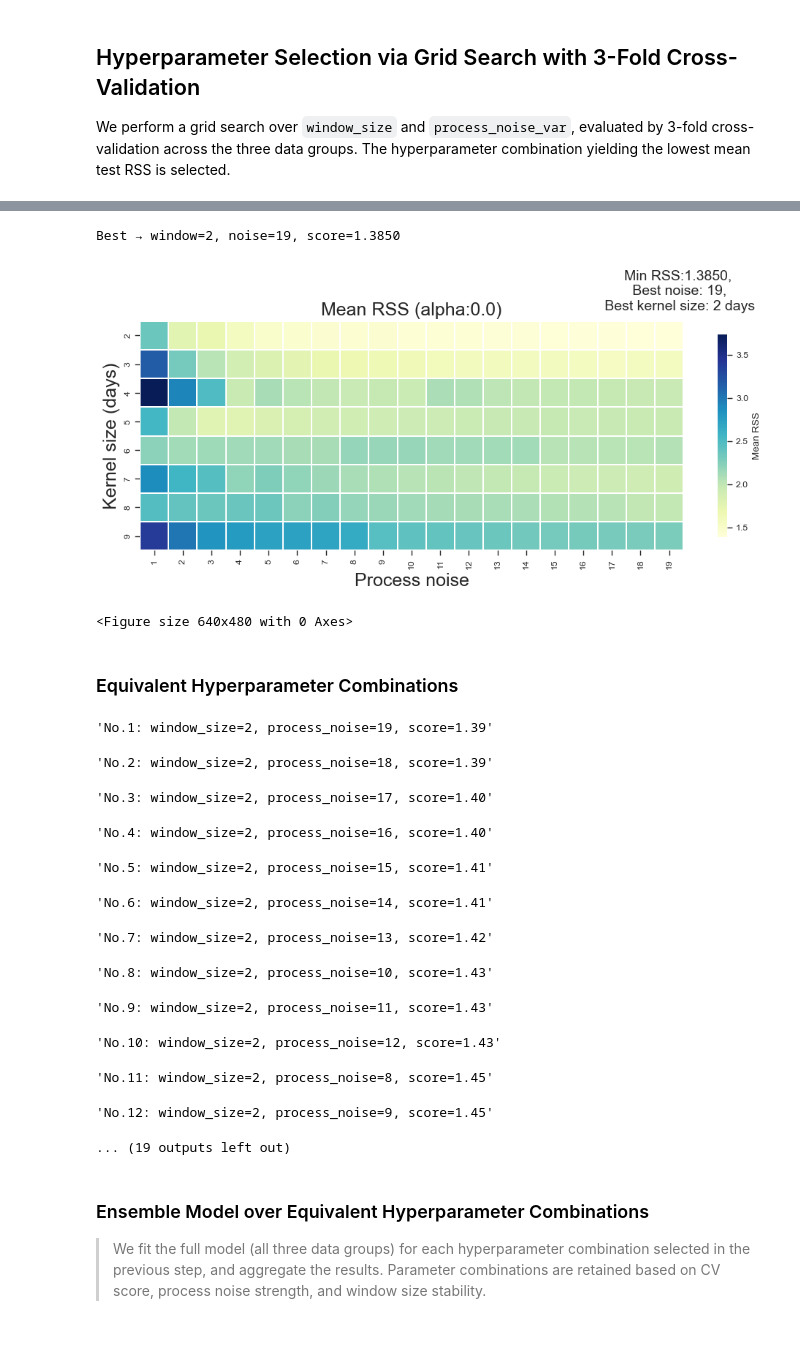
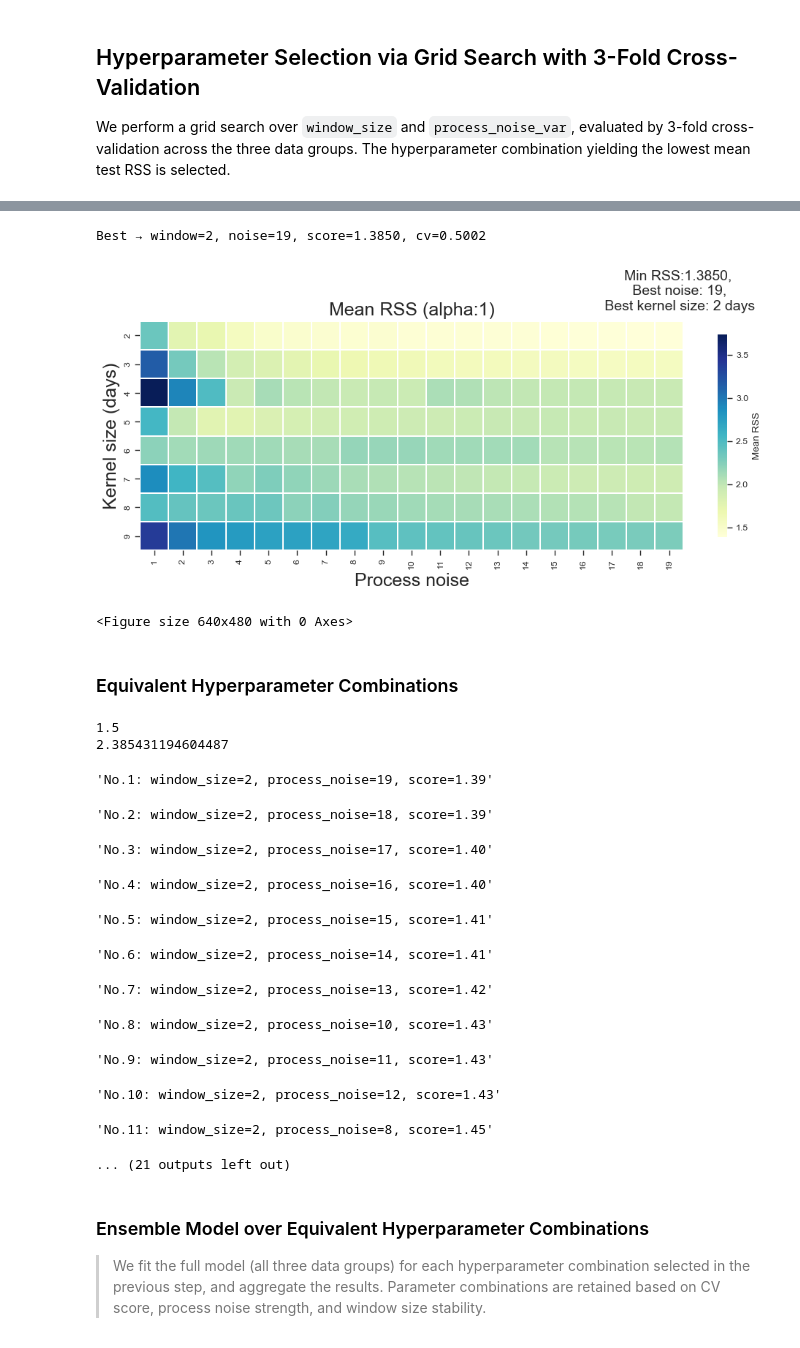
Before and after one commit to itotoma/InverseSignalImportance, a Jupyter notebook: InverseSignalImportance.ipynb, the cells around one changed output, grey strips where cells are left out. Drawn from its saved outputs; the diff is of its cells as text; code cells hidden in the pictures.

```diff
--- a/InverseSignalImportance.ipynb
+++ b/InverseSignalImportance.ipynb
@@ -494,13 +511,15 @@ test_score, _ = em.test(
     coef = responsefunc
 )
 
+## Added in revision
+responsefunc, signalimp = apply_gauge_fixing(responsefunc, signalimp, window_size)
+
 data = {"Time": real_times, "SR": signalimp[:,0],  "WT": signalimp[:,1], "DL": signalimp[:,2], "GSI": signalimp[:,3]}
 timevariable_df = pd.DataFrame(data=data)
 
 print("Test RSS:", test_score)
 print("Smoothed states (Signal importance) shape:", signalimp.shape)
 print("Covariance matrices shape:", P_smooth.shape)
-
 print("\nSignal importance:")
 display(timevariable_df.head(4))
 # %% [output]
@@ -585,6 +604,9 @@ ax_a.text(-0.15, 1.05, "Response function", transform=ax_a.transAxes,
 # -------------------------------------------------------------------
 signals = ["SR", "WT", "DL", "GSI"]
 
+t = 0
+timevariable_conf = np.sqrt([P_smooth[t][0,0],P_smooth[t][1,1],P_smooth[t][2,2],P_smooth[t][3,3]])
+
 for i, (sig, col, lab) in enumerate(zip(signals, colors, labels_w)):
     ax_b[i].plot(timevariable_df["Time"], timevariable_df[sig],
                  color=col, alpha=1, linewidth=1.4, label=lab)
@@ -684,7 +789,8 @@ The hyperparameter combination yielding the lowest mean test RSS is selected.
 # ---------------------------------------------------------------
 # 0. Hyperparameter search space
 # ---------------------------------------------------------------
-WINDOW_SIZES   = range(2, 10)
+
+WINDOW_SIZES = range(2, 10)
 PROCESS_NOISES = range(1, 20)
 DATA_SPLITS    = [[0, 1, 2], [2, 0, 1], [1, 2, 0]] # 3-fold Cross-Validation
 
@@ -725,7 +831,13 @@ def split_train_test(X_multi: np.ndarray, Y: np.ndarray, split: list):
 # ----------------------------------------------------------------------------------
 # 2. Grid search: window_size × process_noise_var. 3-fold CV in each parameter set
 # ----------------------------------------------------------------------------------
-alpha_ = 1.0
+#alpha_ = 0.1
+alpha_ = 1
+#alpha_ = 10 # no comparable performance set
+#alpha_ = 2
+#alpha_ = 0.5
+#alpha_ = 3
+#alpha_ = 0.3
 for w_idx, w_size in enumerate(WINDOW_SIZES):
 
     # window_size ごとにデータを一度だけ生成
@@ -791,28 +903,31 @@ rss: 0.7142066066914573
 window:9, noise=19, score=2.2830443271853205, std=0.6999618853944067
 Best → window=2, noise=19, score=1.3850
 # %%
-print(f"Best → window={best_window}, noise={best_p_noise}, score={best_cv_score:.4f}")
+print(f"Best → window={best_window}, noise={best_p_noise}, score={best_cv_score:.4f}, cv={cv_stds[best_idx]:.4f}")
+#print(f"Best → window={best_window}, noise={best_p_noise}, score={best_cv_score:.4f}, cv={cv_stds[best_idx]:.4f}")
+
 fig, ax = plt.subplots(figsize=(12,12),facecolor="white")
 sns_heatmap = sns.heatmap(cv_scores,cmap="YlGnBu", square=True, linewidths=.25,
                           cbar_kws={"shrink": 0.3, "label": "Mean RSS"})
 
 ax.set_xlabel("Process noise",fontsize=18)
 ax.set_ylabel("Kernel size (days)",fontsize=18)
 ax.set_xticklabels(PROCESS_NOISES,rotation=90)
 ax.set_yticklabels(WINDOW_SIZES,rotation=90)
-plt.title(f"Mean RSS (alpha:{0.0})",fontsize=18)
+plt.title(f"Mean RSS (alpha:{alpha_})",fontsize=18)
 plt.text(0.99,1.05, 'Min RSS:{:.4f},\n Best noise: {},\n Best kernel size: {} days'.
          format(best_cv_score ,best_p_noise, best_window),fontsize=14,
          ha='center', transform=ax.transAxes)
 
 plt.show(sns_heatmap)
 plt.subplots_adjust(bottom=2, top=10)
 
 matplotlib.rcParams['pdf.fonttype'] = 42
-#fig.savefig("./FiguresV2/supfig.pdf")#
+alpha_tag = f"{alpha_:g}".replace(".", "")
+#fig.savefig(f"./ReviseFigure/GridSearch_alpha{alpha_tag}.pdf")#
 # %% [output]
-Best → window=2, noise=19, score=1.3850
+Best → window=2, noise=19, score=1.3850, cv=0.5002
-[figure, old version]
+[figure, new version]
 <Figure size 640x480 with 0 Axes>
 # %% [markdown]
 ### Equivalent Hyperparameter Combinations
@@ -826,7 +941,13 @@ def round_half_up(x: float) -> float:
     return np.round(x * 2) / 2
 
 # Threshold: best CV score rounded up to the nearest 0.5
-round_min_score = round_half_up(np.min(cv_scores))
+#round_min_score = round_half_up(np.min(cv_scores))
+round_min_score = 1.5 # criteria in alpha0.1
+print(round_min_score)
+
+# Threshpld 0817
+two_sigma_thresh = np.min(cv_scores) + 2*cv_stds[best_idx]
+print(two_sigma_thresh)
 
 # Rank all hyperparameter combinations by CV score (ascending)
 flat_sorted_idx = np.argsort(cv_scores.ravel())
@@ -838,6 +959,8 @@ top_parameters = []
 
 for rank, idx in enumerate(flat_sorted_idx[:k], start=1):
     i, j = np.unravel_index(idx, cv_scores.shape)
+    # Threshpld 0817
+    #round_score =  cv_scores[i, j]
     round_score =  round_half_up(cv_scores[i, j])
     display(f"No.{rank}: "
             f"window_size={WINDOW_SIZES[i]}, "
@@ -850,21 +973,23 @@ for rank, idx in enumerate(flat_sorted_idx[:k], start=1):
 
 top_parameters = np.array(top_parameters)
 # Extract window size > 2 for capture the entire structure of resposne function.
-stable_top_parameters = top_parameters[(top_parameters[:,0] > 2),]
+stable_top_parameters = top_parameters[(top_parameters[:,0] > 3),]
+print(stable_top_parameters)
 # %% [output]
-'No.1: window_size=2, process_noise=19, score=1.39'
+1.5
+2.385431194604487
-'No.2: window_size=2, process_noise=18, score=1.39'
+'No.1: window_size=2, process_noise=19, score=1.39'
-'No.3: window_size=2, process_noise=17, score=1.40'
+'No.2: window_size=2, process_noise=18, score=1.39'
-'No.4: window_size=2, process_noise=16, score=1.40'
+'No.3: window_size=2, process_noise=17, score=1.40'
-'No.5: window_size=2, process_noise=15, score=1.41'
+'No.4: window_size=2, process_noise=16, score=1.40'
-'No.6: window_size=2, process_noise=14, score=1.41'
+'No.5: window_size=2, process_noise=15, score=1.41'
-'No.7: window_size=2, process_noise=13, score=1.42'
+'No.6: window_size=2, process_noise=14, score=1.41'
-'No.8: window_size=2, process_noise=10, score=1.43'
+'No.7: window_size=2, process_noise=13, score=1.42'
-'No.9: window_size=2, process_noise=11, score=1.43'
+'No.8: window_size=2, process_noise=10, score=1.43'
-'No.10: window_size=2, process_noise=12, score=1.43'
+'No.9: window_size=2, process_noise=11, score=1.43'
-'No.11: window_size=2, process_noise=8, score=1.45'
+'No.10: window_size=2, process_noise=12, score=1.43'
-'No.12: window_size=2, process_noise=9, score=1.45'
+'No.11: window_size=2, process_noise=8, score=1.45'
-... (19 outputs left out)
+... (21 outputs left out)
 # %% [markdown]
 ### Ensemble Model over Equivalent Hyperparameter Combinations
 
```
Also changed, not shown: parts of 15 cells of this notebook, 23 other files.
